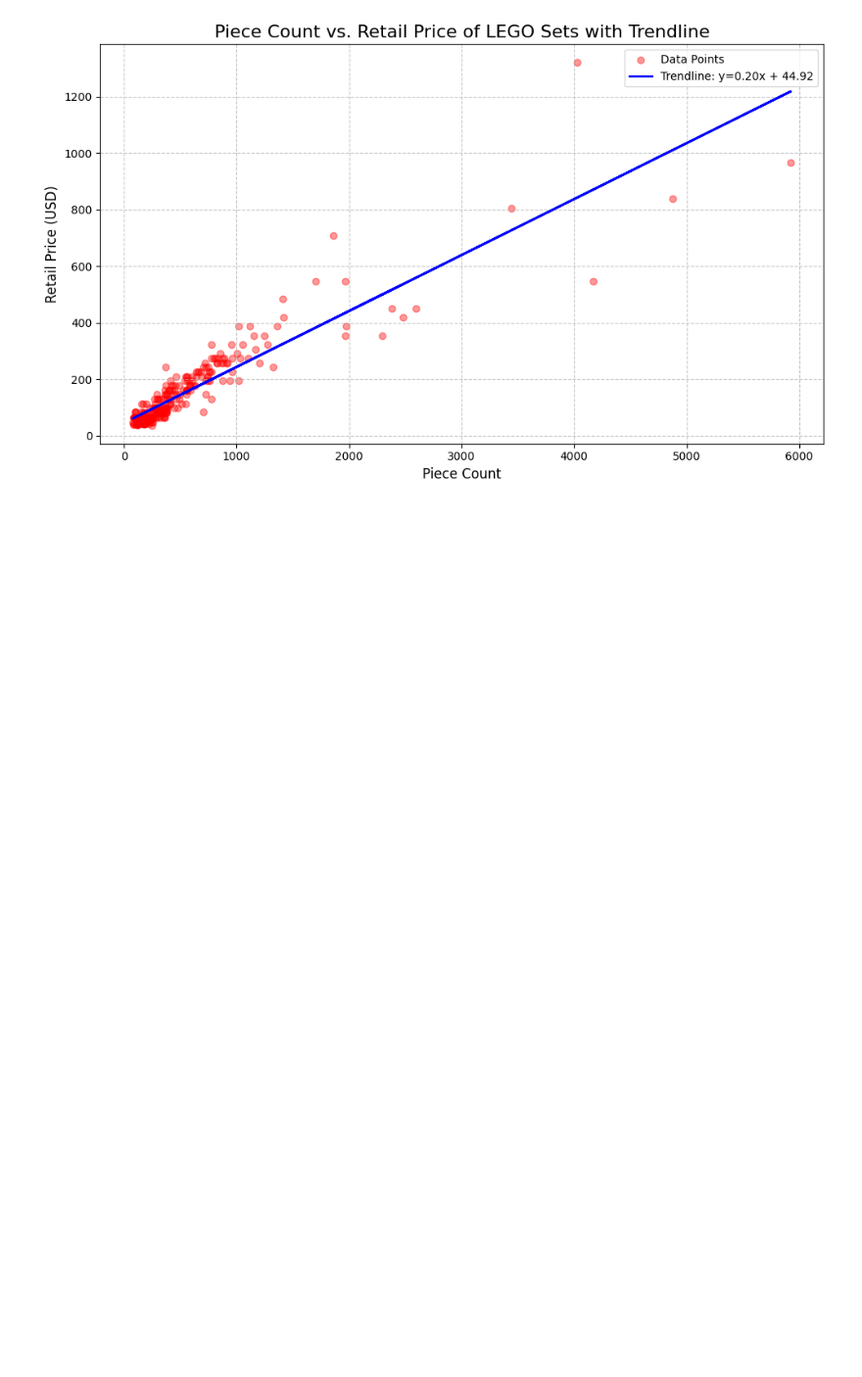
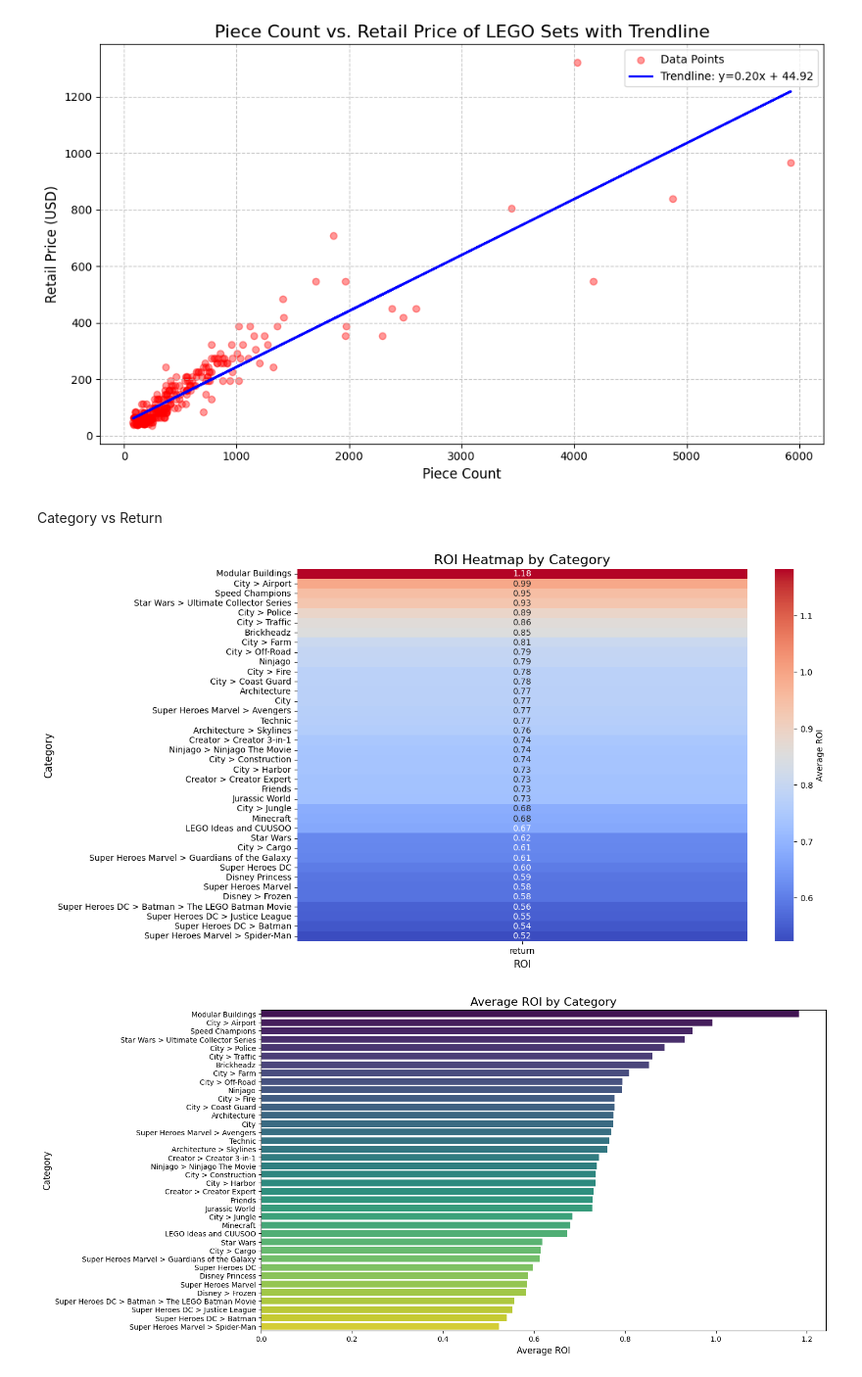
Before and after one commit to davidolejniczak/LegoPriceEDA, a Jupyter notebook: LegoStatsEDA.ipynb, the cells around one changed output. Shown: that part at 98% size. Cells and saved outputs as stored; diff of their text form; code cells hidden in the pictures; blank space fills up the shorter version.

Commit message:
Added charts for ROI

```diff
--- a/LegoStatsEDA.ipynb
+++ b/LegoStatsEDA.ipynb
@@ -34,3 +34,31 @@ plt.show()
 # %% [output]
 <Figure size 1000x600 with 0 Axes>
 [figure]
+# %% [markdown]
+Category vs Return
+# %%
+import matplotlib.pyplot as plt
+import seaborn as sns
+
+themeRoi = df.groupby('category')['return'].mean().reset_index()
+
+themeRoi = themeRoi.sort_values(by='return', ascending=False)
+
+plt.figure(figsize=(12, 8))
+sns.heatmap(themeRoi[['return']].set_index(themeRoi['category']),
+            annot=True, fmt=".2f", cmap="coolwarm", cbar_kws={'label': 'Average ROI'})
+plt.title('ROI Heatmap by Category', fontsize=16)
+plt.ylabel('Category', fontsize=12)
+plt.xlabel('ROI', fontsize=12)
+plt.xticks(rotation=0)
+plt.show()
+
+plt.figure(figsize=(14, 8))
+sns.barplot(x='return', y='category', data=themeRoi, palette="viridis",hue='category')
+plt.title('Average ROI by Category', fontsize=16)
+plt.xlabel('Average ROI', fontsize=12)
+plt.ylabel('Category', fontsize=12)
+plt.show()
+# %% [output]
+[figure, added]
+[figure, added]
```
